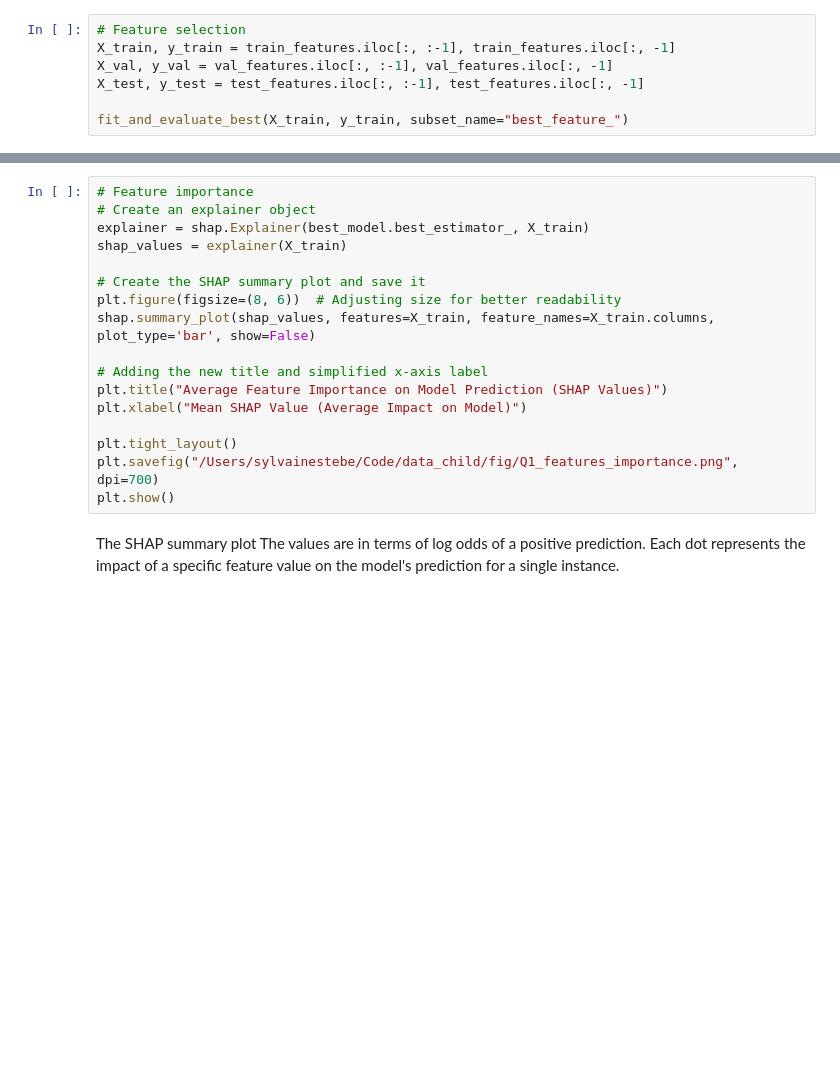
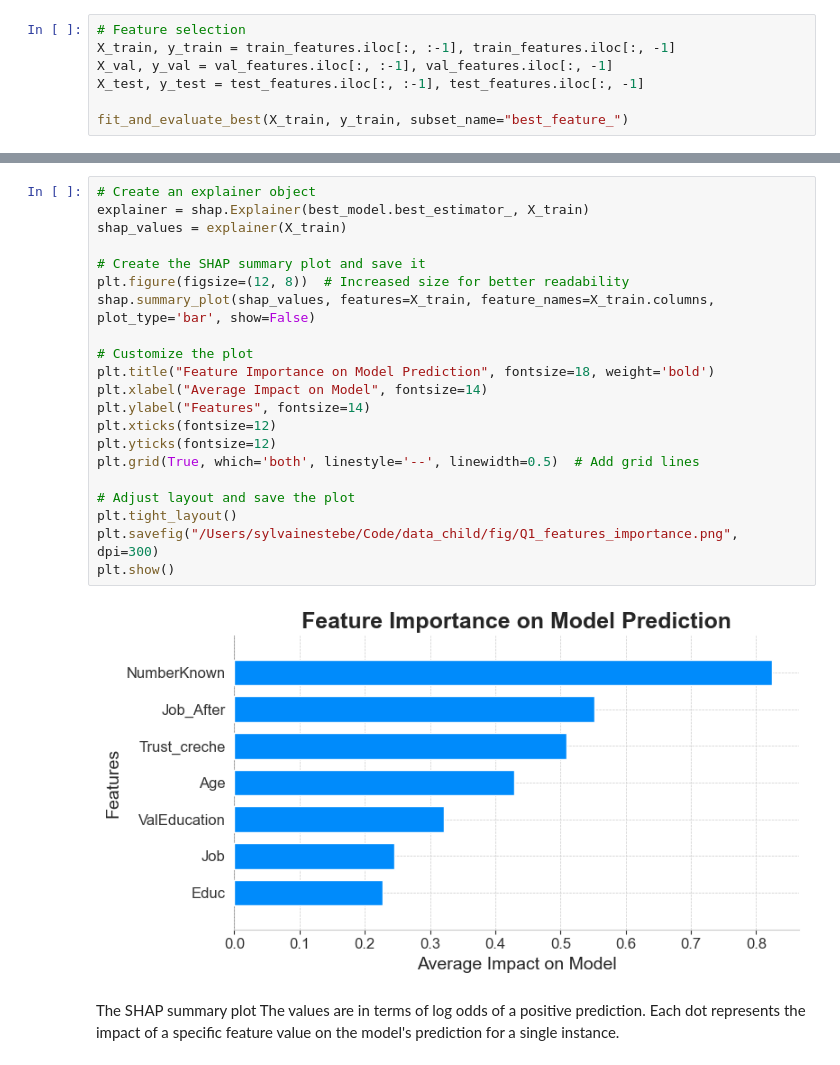
Before and after one commit to SylvainEstebe/predict_intention_action_gap, a Jupyter notebook: src/analysis.ipynb, the cells around one changed output, grey strips where cells are left out. Cells and saved outputs as stored; diff of their text form; blank space fills up the shorter version.

```diff
--- a/src/analysis.ipynb
+++ b/src/analysis.ipynb
@@ -930,20 +970,26 @@ best_model.best_estimator_
 # %%
-# Feature importance
 # Create an explainer object
 explainer = shap.Explainer(best_model.best_estimator_, X_train)
 shap_values = explainer(X_train)
 
 # Create the SHAP summary plot and save it
-plt.figure(figsize=(8, 6))  # Adjusting size for better readability
+plt.figure(figsize=(12, 8))  # Increased size for better readability
 shap.summary_plot(shap_values, features=X_train, feature_names=X_train.columns, plot_type='bar', show=False)
 
-# Adding the new title and simplified x-axis label
-plt.title("Average Feature Importance on Model Prediction (SHAP Values)")
-plt.xlabel("Mean SHAP Value (Average Impact on Model)")
+# Customize the plot
+plt.title("Feature Importance on Model Prediction", fontsize=18, weight='bold')
+plt.xlabel("Average Impact on Model", fontsize=14)
+plt.ylabel("Features", fontsize=14)
+plt.xticks(fontsize=12)
+plt.yticks(fontsize=12)
+plt.grid(True, which='both', linestyle='--', linewidth=0.5)  # Add grid lines
 
+# Adjust layout and save the plot
 plt.tight_layout()
-plt.savefig("/Users/sylvainestebe/Code/data_child/fig/Q1_features_importance.png", dpi=700)
+plt.savefig("/Users/sylvainestebe/Code/data_child/fig/Q1_features_importance.png", dpi=300)
 plt.show()
+# %% [output]
+[figure, added]
 # %% [markdown]
 The SHAP summary plot
 The values are in terms of log odds of a positive prediction.
```
Also changed, not shown: parts of 17 cells of this notebook.
